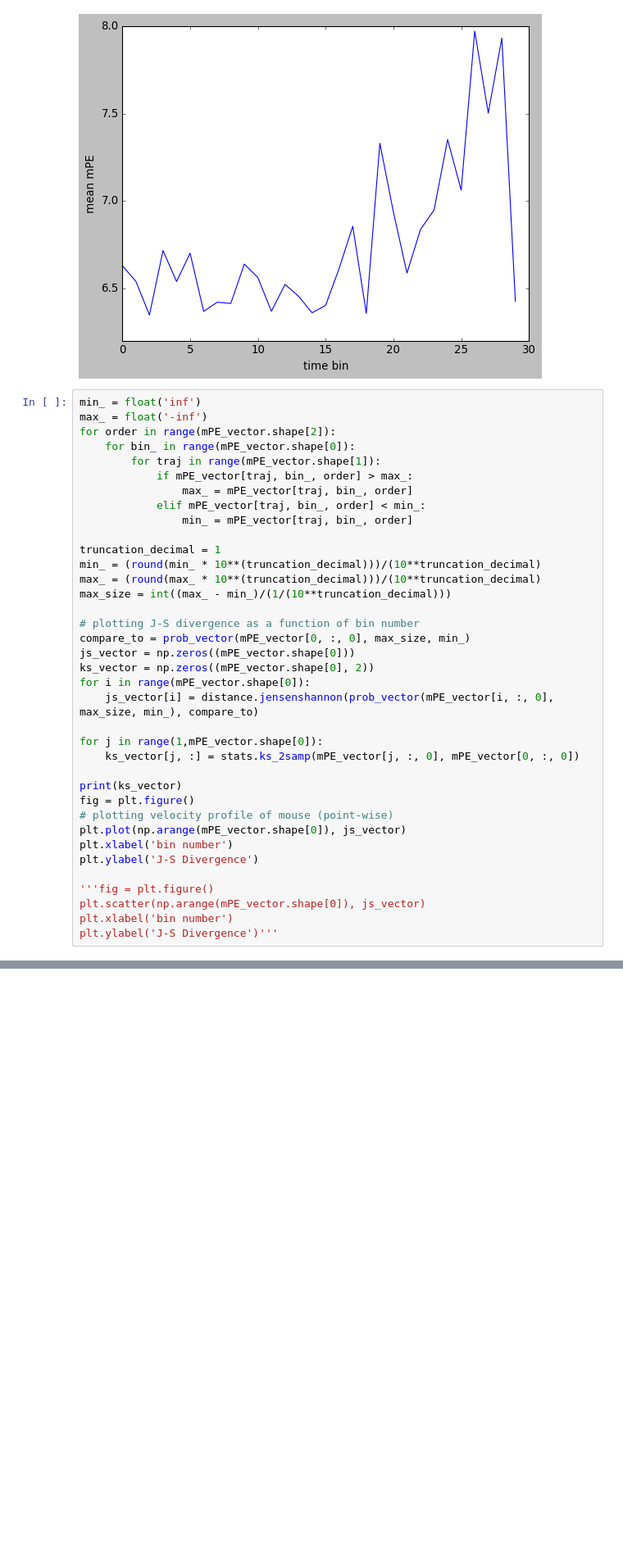
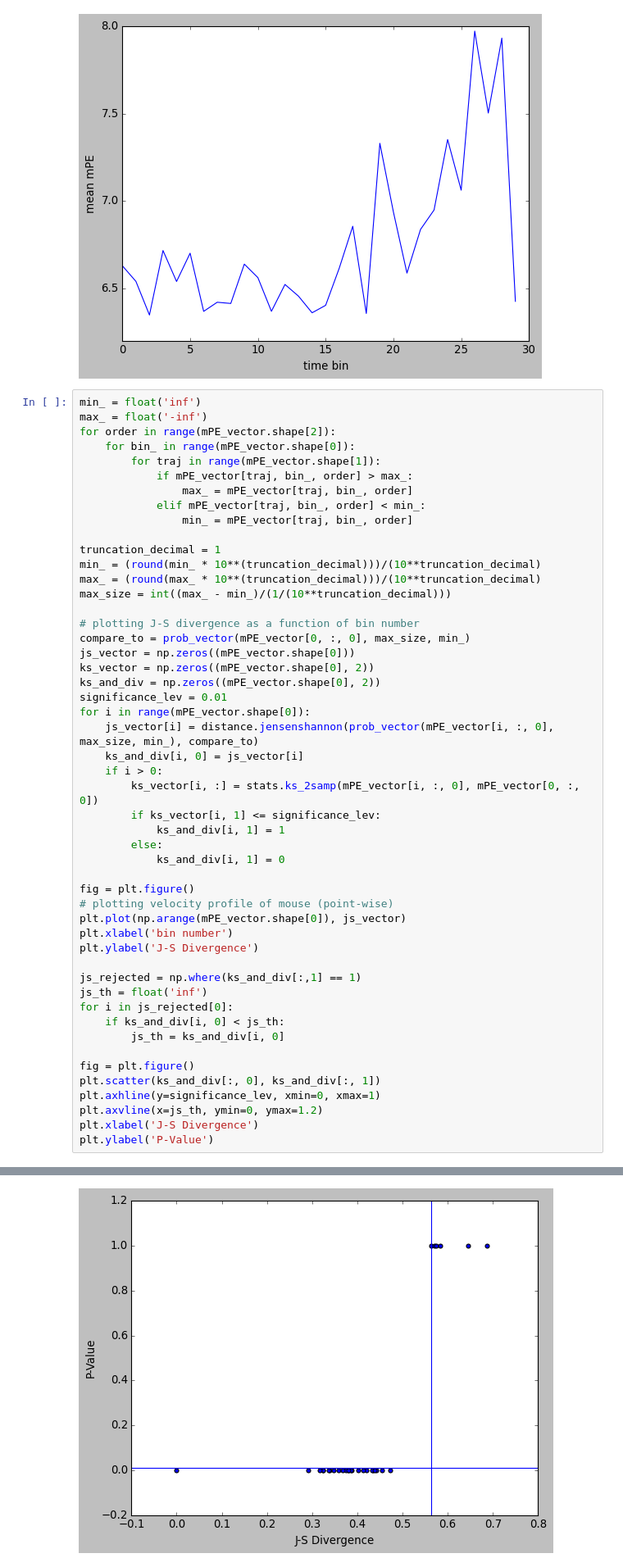
Before and after one commit to laporastrelli/Final_Year_Project, a Jupyter notebook: traj_processing.ipynb, the cells around one changed output, grey strips where cells are left out. Shown at 82% size. Saved outputs shown, nothing was run; the diff lists cells and outputs as text; blank space fills up the shorter version.

```diff
--- a/traj_processing.ipynb
+++ b/traj_processing.ipynb
@@ -399,21 +407,34 @@ max_size = int((max_ - min_)/(1/(10**truncation_decimal)))
 compare_to = prob_vector(mPE_vector[0, :, 0], max_size, min_)
 js_vector = np.zeros((mPE_vector.shape[0]))
 ks_vector = np.zeros((mPE_vector.shape[0], 2))
+ks_and_div = np.zeros((mPE_vector.shape[0], 2))
+significance_lev = 0.01
 for i in range(mPE_vector.shape[0]):
     js_vector[i] = distance.jensenshannon(prob_vector(mPE_vector[i, :, 0], max_size, min_), compare_to)
+    ks_and_div[i, 0] = js_vector[i]
+    if i > 0:
+        ks_vector[i, :] = stats.ks_2samp(mPE_vector[i, :, 0], mPE_vector[0, :, 0])
+        if ks_vector[i, 1] <= significance_lev:
+            ks_and_div[i, 1] = 1
+        else:
+            ks_and_div[i, 1] = 0
 
-for j in range(1,mPE_vector.shape[0]):
-    ks_vector[j, :] = stats.ks_2samp(mPE_vector[j, :, 0], mPE_vector[0, :, 0])
-
-print(ks_vector)
 fig = plt.figure()
 # plotting velocity profile of mouse (point-wise)
 plt.plot(np.arange(mPE_vector.shape[0]), js_vector)
 plt.xlabel('bin number')
 plt.ylabel('J-S Divergence')
 
-'''fig = plt.figure()
-plt.scatter(np.arange(mPE_vector.shape[0]), js_vector)
-plt.xlabel('bin number')
-plt.ylabel('J-S Divergence')'''
+js_rejected = np.where(ks_and_div[:,1] == 1)
+js_th = float('inf')
+for i in js_rejected[0]:
+    if ks_and_div[i, 0] < js_th:
+        js_th = ks_and_div[i, 0]
+
+fig = plt.figure()
+plt.scatter(ks_and_div[:, 0], ks_and_div[:, 1])
+plt.axhline(y=significance_lev, xmin=0, xmax=1)
+plt.axvline(x=js_th, ymin=0, ymax=1.2)
+plt.xlabel('J-S Divergence')
+plt.ylabel('P-Value')
 # %% [output]
@@ -438,4 +442,5 @@ plt.ylabel('J-S Divergence')'''
 [figure]
+[figure, added]
 # %% [markdown]
 ### Velocity vs Entropy
 # %%
```
Also changed, not shown: parts of 8 cells of this notebook.
